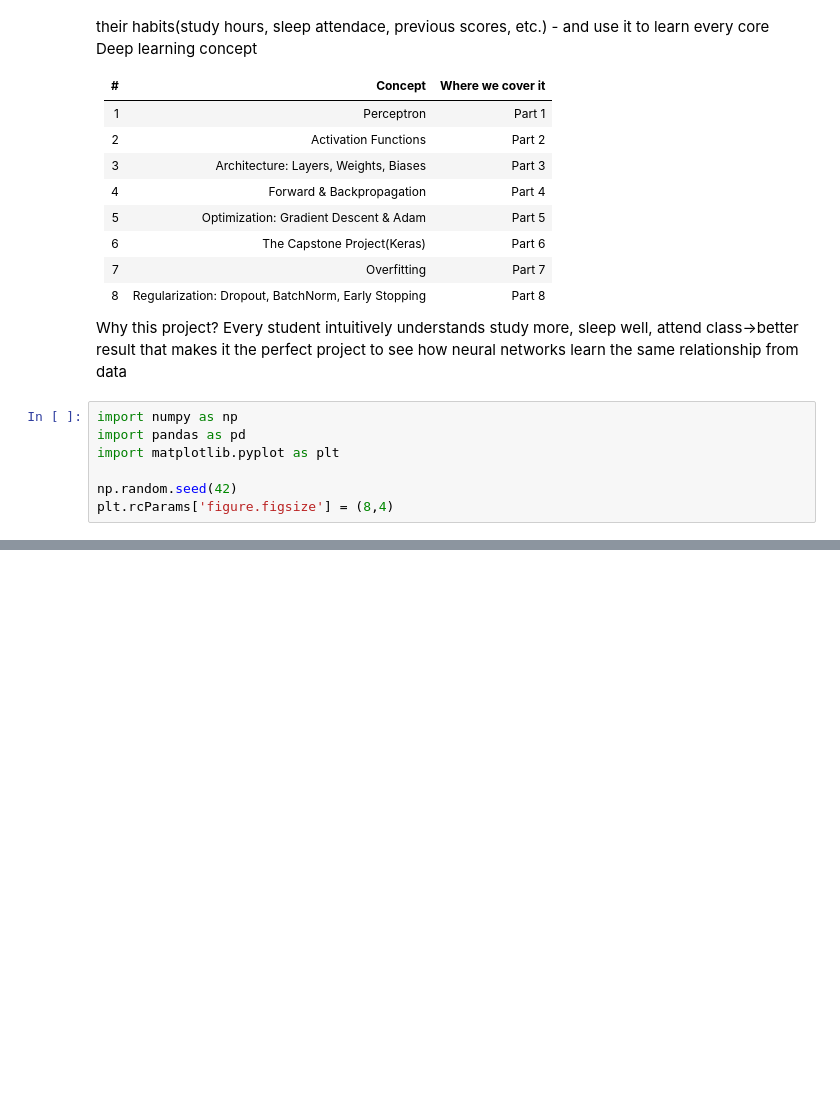
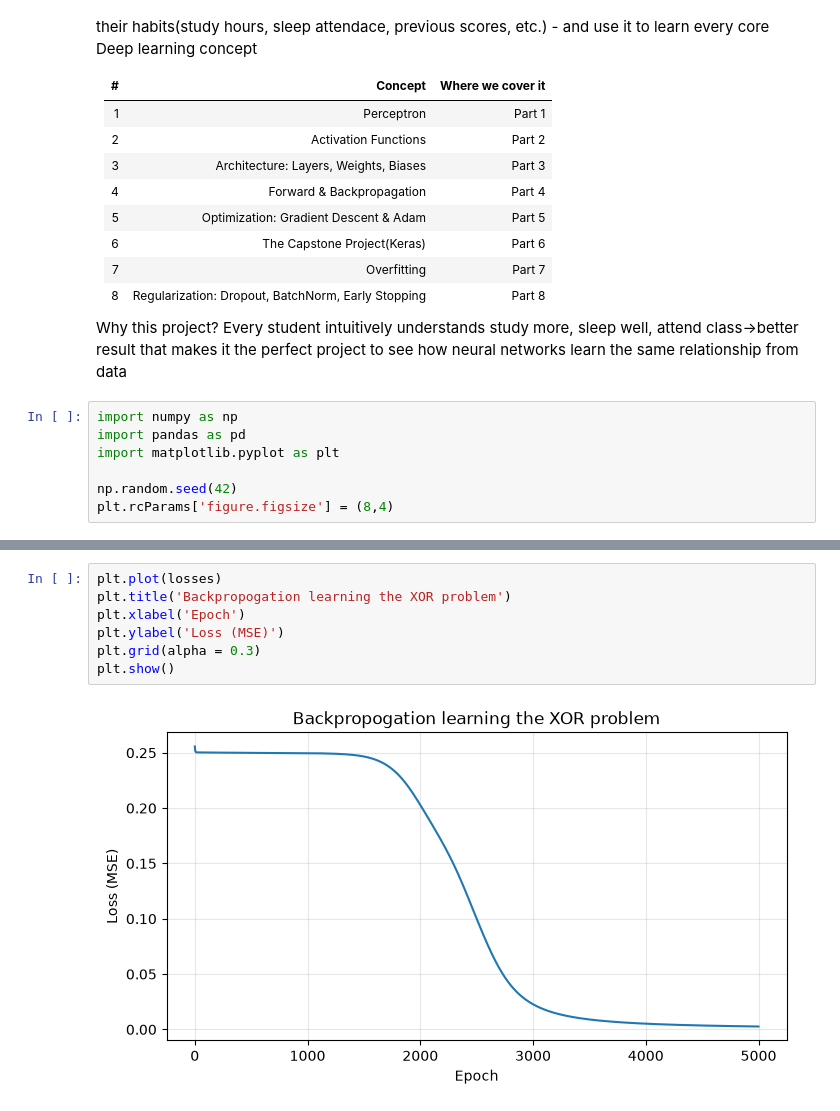
Before and after one commit to zeusbtc69/python, a Jupyter notebook: jupyter/deeplearningprojectusingANN.ipynb, the cells around one changed output, grey strips where cells are left out. Cells and saved outputs as stored; diff of their text form; blank space fills up the shorter version.

```diff
--- a/jupyter/deeplearningprojectusingANN.ipynb
+++ b/jupyter/deeplearningprojectusingANN.ipynb
@@ -60,0 +163,9 @@ print('Predictions:', p.predict(xToy), '| Truth:', yToy)
+# %%
+plt.plot(losses)
+plt.title('Backpropogation learning the XOR problem')
+plt.xlabel('Epoch')
+plt.ylabel('Loss (MSE)')
+plt.grid(alpha = 0.3)
+plt.show()
+# %% [output]
+[figure, added]
```
Also changed, not shown: parts of 6 cells of this notebook.
